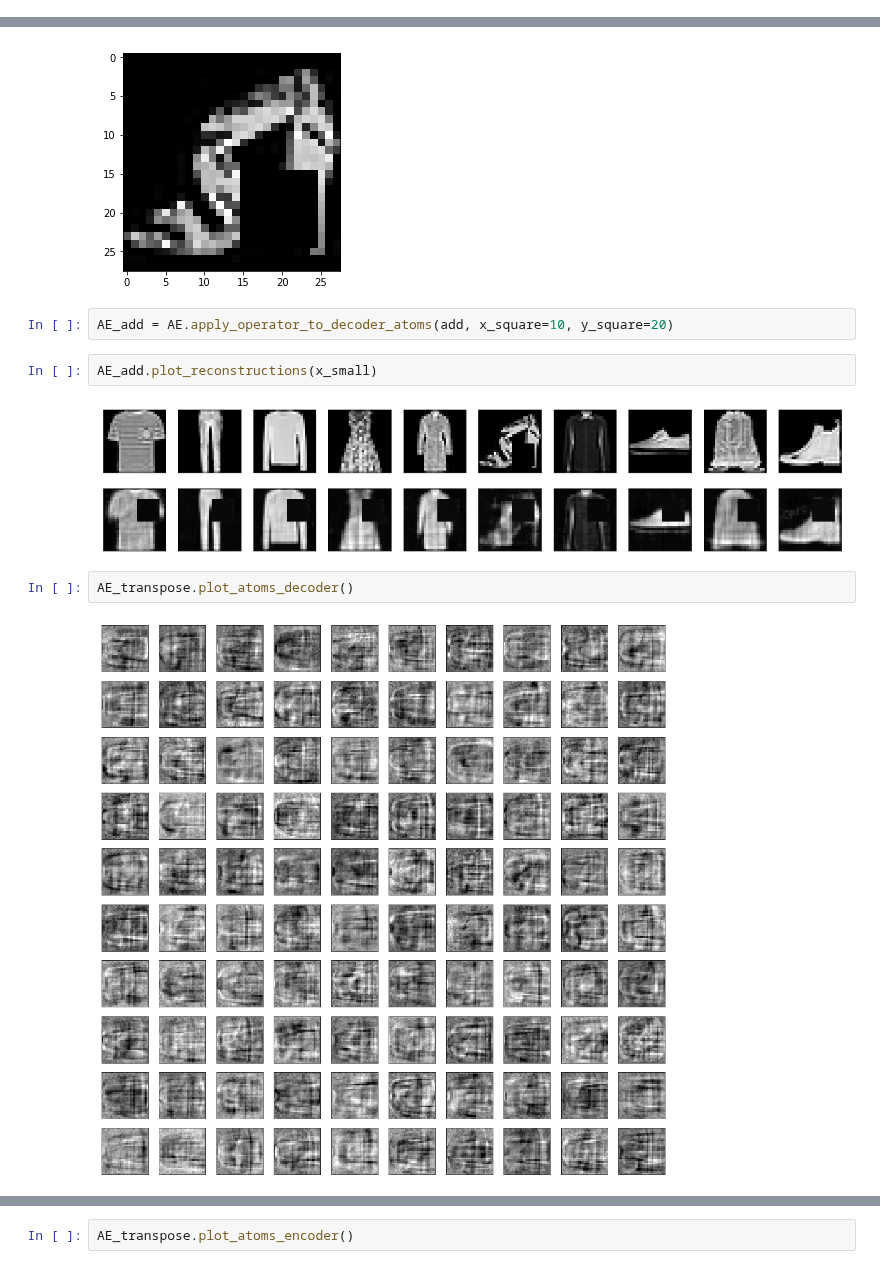
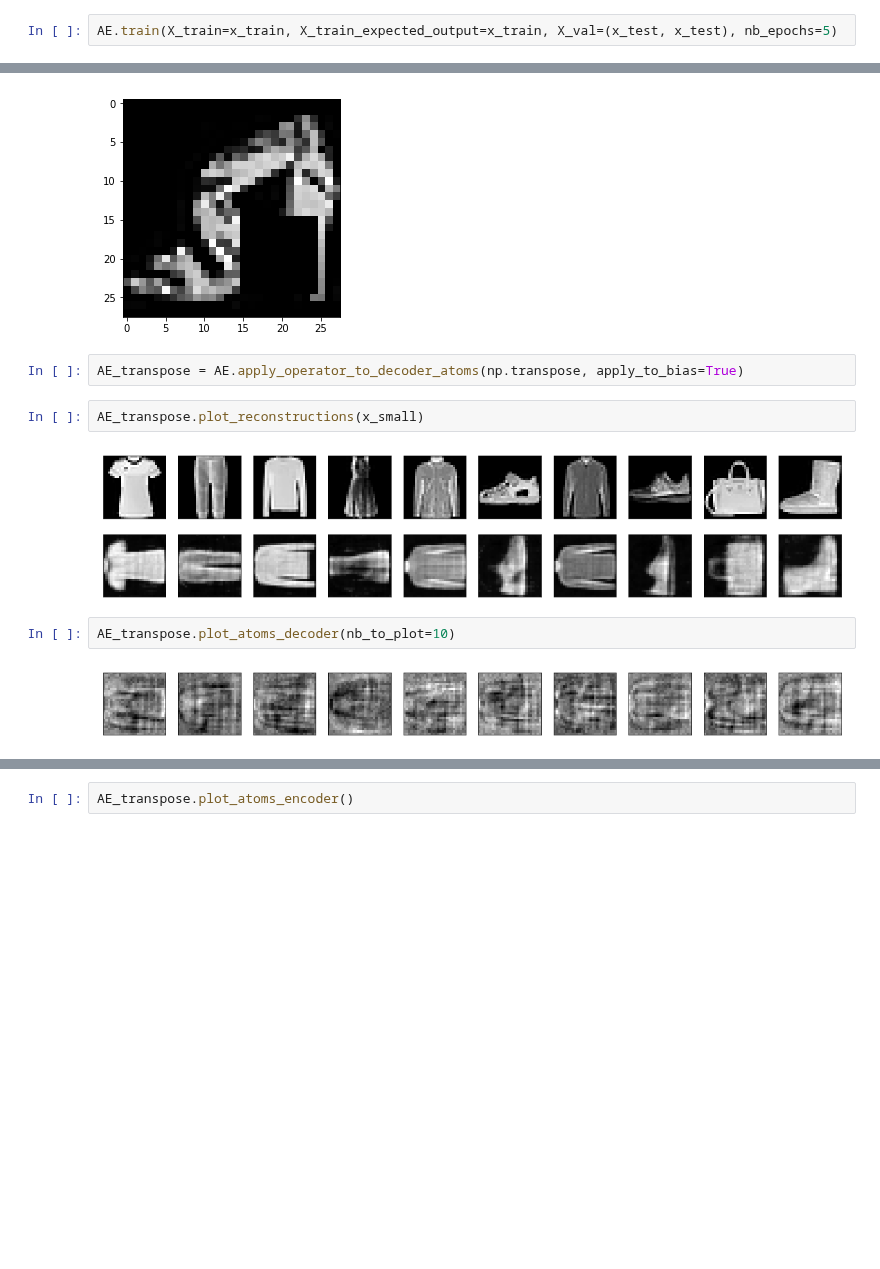
Before and after one commit to PonchonB/Mathematical_Morphologies_And_Deep_Learning, a Jupyter notebook: Notebooks/Untitled2.ipynb, the cells around one changed output, grey strips where cells are left out. Saved outputs shown, nothing was run; the diff lists cells and outputs as text; blank space fills up the shorter version.

```diff
--- a/Notebooks/Untitled2.ipynb
+++ b/Notebooks/Untitled2.ipynb
@@ -21,2 +46,4 @@ x_test shape: (10000, 28, 28, 1)
 # %%
 AE = ShallowAE.load('18_07_09_dim100.h5')
+# %%
+AE.train(X_train=x_train, X_train_expected_output=x_train, X_val=(x_test, x_test), nb_epochs=5)
@@ -37,13 +176,13 @@ plt.imshow(add(x_small[5,:,:,0], 20, 20))
 # %% [output]
 <matplotlib.image.AxesImage at 0x...>
 [figure]
-# %%
-AE_add = AE.apply_operator_to_decoder_atoms(add, x_square=10, y_square=20)
+# %%
+AE_transpose = AE.apply_operator_to_decoder_atoms(np.transpose, apply_to_bias=True)
 # %%
-AE_add.plot_reconstructions(x_small)
+AE_transpose.plot_reconstructions(x_small)
 # %% [output]
-[figure, old version]
+[figure, new version]
 # %%
-AE_transpose.plot_atoms_decoder()
+AE_transpose.plot_atoms_decoder(nb_to_plot=10)
 # %% [output]
-[figure, old version]
+[figure, new version]
```
Also changed, not shown: parts of 60 cells of this notebook, 4 other files.
